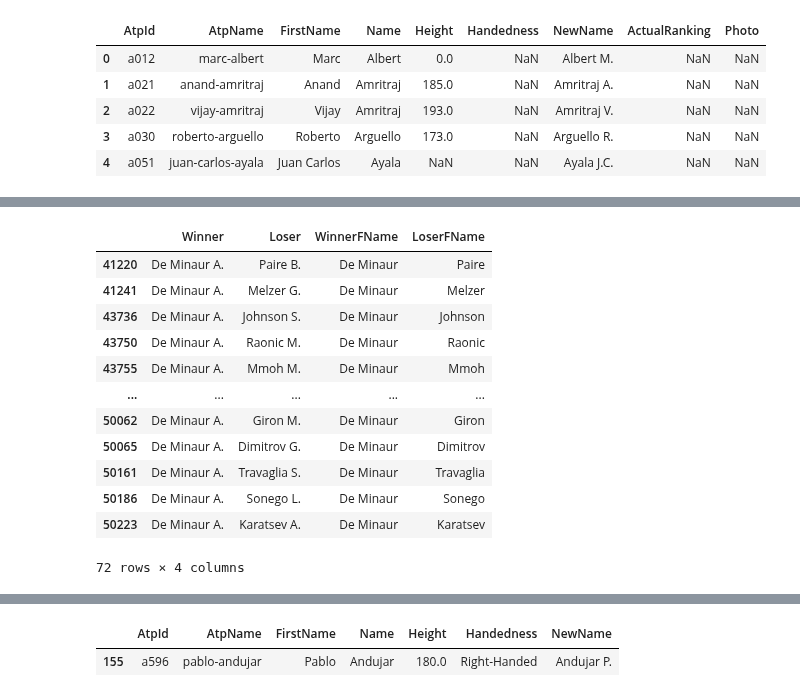
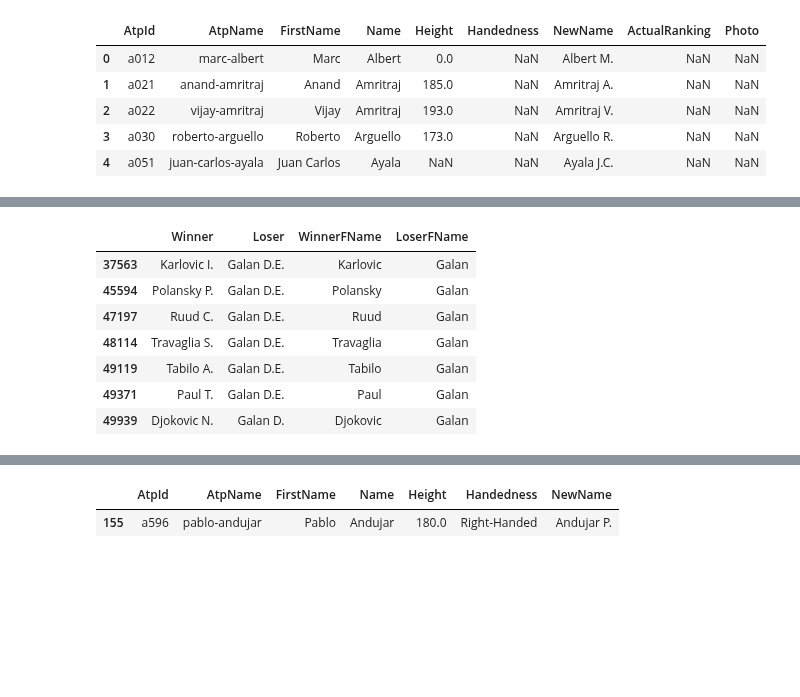
Before and after one commit to pmecchia/atp_matches, a Jupyter notebook: Clean Notebook.ipynb, the cells around one changed output, grey strips where cells are left out. Saved outputs shown, nothing was run; the diff lists cells and outputs as text; code cells hidden in the pictures; blank space fills up the shorter version.

```diff
--- a/Clean Notebook.ipynb
+++ b/Clean Notebook.ipynb
@@ -294,19 +296,14 @@ df_selected_players[df_selected_players["NewName"].str.contains("Minaur")]
 # %%
-df_betting_players[df_betting_players["WinnerFName"].str.contains("Minaur")]
+df_betting_players[df_betting_players["LoserFName"].str.contains("Galan")]
 # %% [output]
 |  | Winner | Loser | WinnerFName | LoserFName |
-| 41220 | De Minaur A. | Paire B. | De Minaur | Paire |
-| 41241 | De Minaur A. | Melzer G. | De Minaur | Melzer |
-| 43736 | De Minaur A. | Johnson S. | De Minaur | Johnson |
-| 43750 | De Minaur A. | Raonic M. | De Minaur | Raonic |
-| 43755 | De Minaur A. | Mmoh M. | De Minaur | Mmoh |
-| ... | ... | ... | ... | ... |
-| 50062 | De Minaur A. | Giron M. | De Minaur | Giron |
-| 50065 | De Minaur A. | Dimitrov G. | De Minaur | Dimitrov |
-| 50161 | De Minaur A. | Travaglia S. | De Minaur | Travaglia |
-| 50186 | De Minaur A. | Sonego L. | De Minaur | Sonego |
-| 50223 | De Minaur A. | Karatsev A. | De Minaur | Karatsev |
+| 37563 | Karlovic I. | Galan D.E. | Karlovic | Galan |
+| 45594 | Polansky P. | Galan D.E. | Polansky | Galan |
+| 47197 | Ruud C. | Galan D.E. | Ruud | Galan |
+| 48114 | Travaglia S. | Galan D.E. | Travaglia | Galan |
+| 49119 | Tabilo A. | Galan D.E. | Tabilo | Galan |
+| 49371 | Paul T. | Galan D.E. | Paul | Galan |
+| 49939 | Djokovic N. | Galan D. | Djokovic | Galan |
-72 rows × 4 columns
 # %%
 df_total_players[df_total_players["NewName"].str.contains("Minaur")]
 # %% [output]
```
Also changed, not shown: parts of 22 cells of this notebook, 7 other files.
